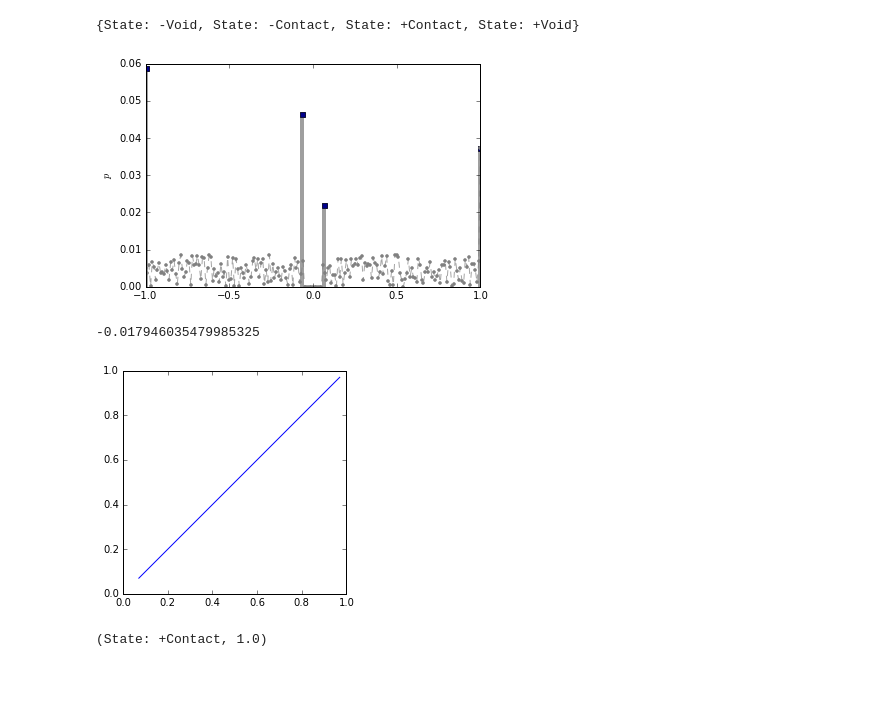
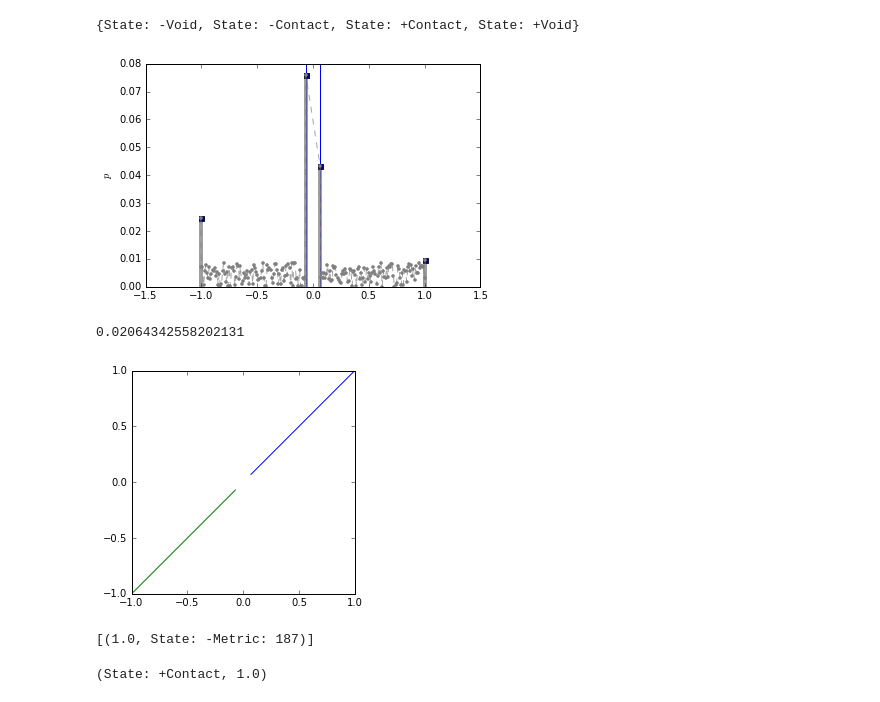
Before and after one commit to goretkin/tactile-pomdp, a Jupyter notebook: 1d-example-jig-object-relative.ipynb, the cells around one changed output. Cells and saved outputs as stored; diff of their text form; code cells hidden in the pictures.

```diff
--- a/1d-example-jig-object-relative.ipynb
+++ b/1d-example-jig-object-relative.ipynb
@@ -142,7 +142,7 @@ class StateSpace(object):
         self.object_half_width = object_half_width
 
         self.extent_grid = int(np.ceil(self.extent/self.d_xy))
-        object_half_width_grid = int(np.floor(object_half_width/d_xy))
+        object_half_width_grid = int(np.ceil(object_half_width/d_xy)) # change to floor if you want some jig points slightly penetrating the object
 
         self.discretization_free = np.concatenate(
             [np.arange(-self.extent_grid, -object_half_width_grid+1),
@@ -177,7 +177,7 @@ class StateSpace(object):
         if isinstance(state.displacement, MetricStateFactor):
             return (self.discretization_free[state.displacement.x], state.direction.d)
         elif isinstance(state.displacement, VoidStateFactor):
-            return (self.extent*-state.direction.d, state.direction.d)
+            return ((self.extent+self.d_xy/2.0)*-state.direction.d, state.direction.d)
         elif isinstance(state.displacement, ContactStateFactor):
             return (self.object_half_width*-state.direction.d, state.direction.d)
 
@@ -193,7 +193,7 @@ class StateSpace(object):
 
         # return affine combination of states
         # interpolating x when x is outside the extent puts all of the mass in the void.
-        if np.abs(x) >= self.extent:
+        if np.abs(x) >= self.extent+self.d_xy/2.0:
             return [(1.0, State(DirectionStateFactor(d), VoidStateFactor()) )]
         elif np.abs(x) <= self.object_half_width:
             #raise NotImplementedError() #This might actually just need to be an error
@@ -206,14 +206,25 @@ class StateSpace(object):
             i = np.searchsorted(self.discretization_free, x)
             if i == 0:
                 return [ (1.0, State(DirectionStateFactor(d), MetricStateFactor(0))) ]
+            elif i == len(self.discretization_free):
+                return [ (1.0, State(DirectionStateFactor(d), MetricStateFactor(i-1))) ]
             else:
                 a = x - self.discretization_free[i-1]
                 b = self.discretization_free[i] - x
                 if a<0 or b<0:
                     raise AssertionError("negative distance: %s"%((a,b)))
 
-                return [ (b/(a+b), State(DirectionStateFactor(d), MetricStateFactor(i-1))),
-                         (a/(a+b), State(DirectionStateFactor(d), MetricStateFactor(i))) ]
+                b_state = State(DirectionStateFactor(d), MetricStateFactor(i-1))
+                a_state = State(DirectionStateFactor(d), MetricStateFactor(i))
+
+                if a_state in self.states and b_state in self.states:
+                    return [ (b/(a+b), b_state),
+                             (a/(a+b), a_state) ]
+                # I guess this is a sort of clamping.
+                elif a_state in self.states:
+                    return [ (1.0, a_state) ]
+                else:
+                    return [ (1.0, b_state) ]
 
 # once this runs, you have to recreate it. make it behave like an iterator again one day
 def state_generator(state_space):
@@ -274,7 +285,7 @@ class Belief(object):
 
         if delta is not None:
             if isinstance(delta, State):
-                self.p[delta] = 1.0
+                self[delta] = 1.0
             else:
                 raise ValueError(delta)
 
@@ -340,14 +351,21 @@ class Belief(object):
 
     def embed_metric_grid(self):
         # return something you can then plot and it has the right shape.
-        x = np.arange(-self.state_space.extent_grid, self.state_space.extent_grid+1) * self.state_space.d_xy
-        y = np.zeros((2*self.state_space.extent_grid+1,))
+        x = []
+        y = []
 
-        for s in self.nonzero_states():
+        #for s in self.nonzero_states(): # this doesn't work because we want to plot the zero values.
+        for s in self.state_space.states:
             translation, orientation = self.state_space.to_continuous(s)
-            i = int(round(translation/self.state_space.d_xy))+self.state_space.extent_grid # a lot of back and forth...
-            y[i] = self.p[s]
+            x.append(translation)
+            y.append(self[s])
 
+        x = np.array(x)
+        y = np.array(y)
+
+        sorter = np.argsort(x)
+        x = x[sorter]
+        y = y[sorter]
         return x, y
 
 
@@ -449,22 +467,24 @@ class Belief(object):
 # %%
 def setup_belief_plot(ax=None):
     if ax is None:
         ax = plt.gca()
 
     ax.axhline(0.0)
+    ax.axvline(state_space.object_half_width)
+    ax.axvline(-state_space.object_half_width)
     ax.set_ylabel(r"$p$")
     return ax
 
 ax = setup_belief_plot()
 b = Belief()
 b.something()
 b.plot(ax);
 # %% [output]
-[figure, old version]
+[figure, new version]
 # %%
  b.metric_mean()
 # %% [output]
--0.017946035479985325
+0.02064342558202131
 # %%
 def ideally_identity(xd):
     # interpolate a continuous point onto the metric part
@@ -475,11 +495,16 @@ def ideally_identity(xd):
     return Belief.blend(affine_combo).metric_mean()
 # %%
 #a sort of unit test. the line should be straight with slope=1
-x = np.linspace(0.07,0.97,1000)
+x = np.linspace(0.07,0.99,1000) #0.07 endpoint is an edge case handled in the interpolation code.
 y = map(ideally_identity, [(d, -1) for d in x])
 plt.plot(x,y)
 plt.gca().set_aspect(1.0)
+
+x = np.linspace(0.07,0.99,1000) #-0.07 endpoint is an edge case handled in the interpolation code.
+y = map(ideally_identity, [(d, 1) for d in -x])
+plt.plot(-x,y)
+plt.gca().set_aspect(1.0)
 # %% [output]
-[figure, old version]
+[figure, new version]
 # %%
 #another sort of unit test
@@ -494,3 +534,7 @@ if not np.all([np.isclose(eta, 1.0) for eta in etas]):
+# %%
+state_space.interpolate((state_space.extent+state_space.d_xy/4.0, -1.0))
+# %% [output]
+[(1.0, State: -Metric: 187)]
 # %%
 b = Belief(delta=State( DirectionStateFactor(1), ContactStateFactor()))
 
```
Also changed, not shown: parts of 23 cells of this notebook.
